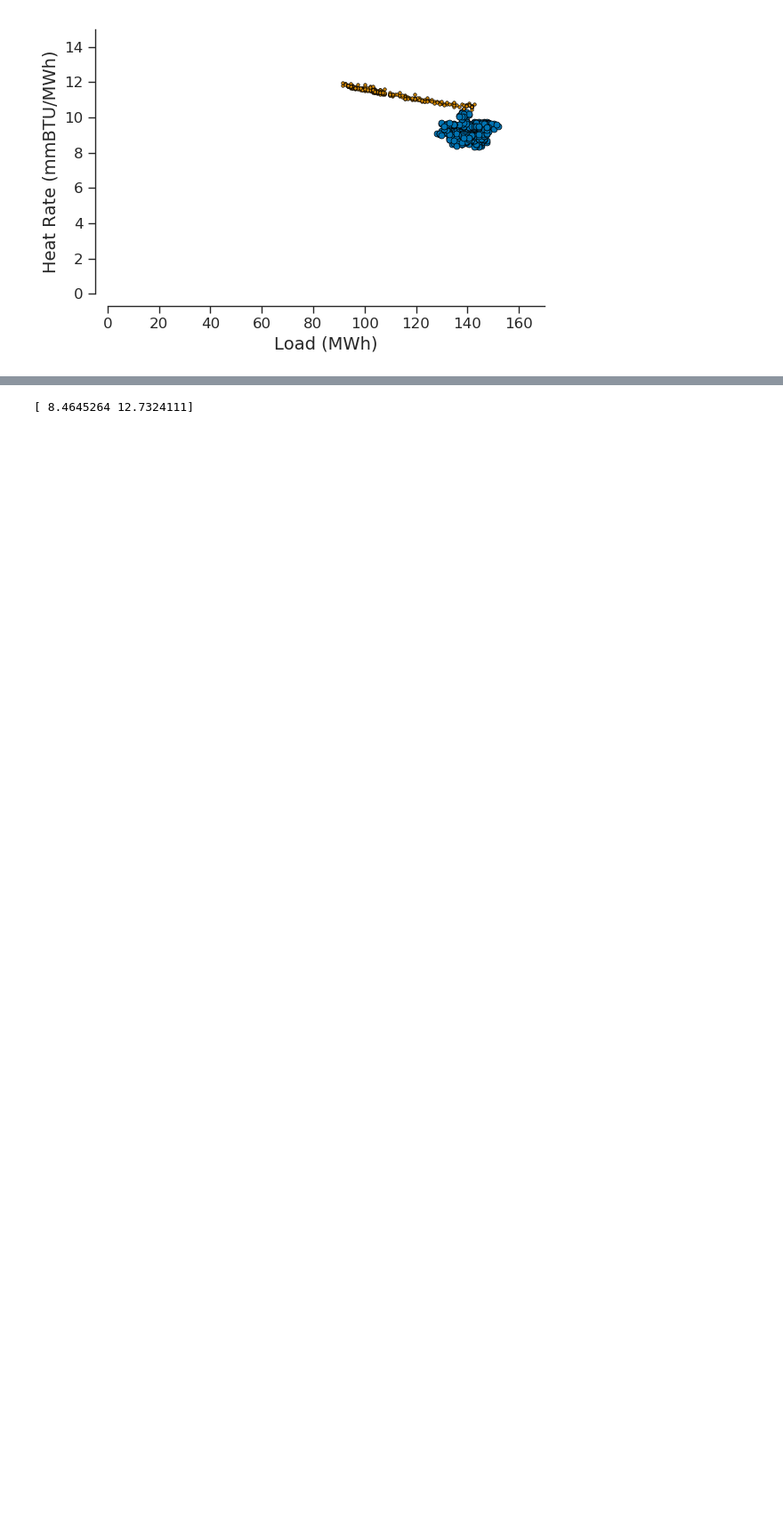
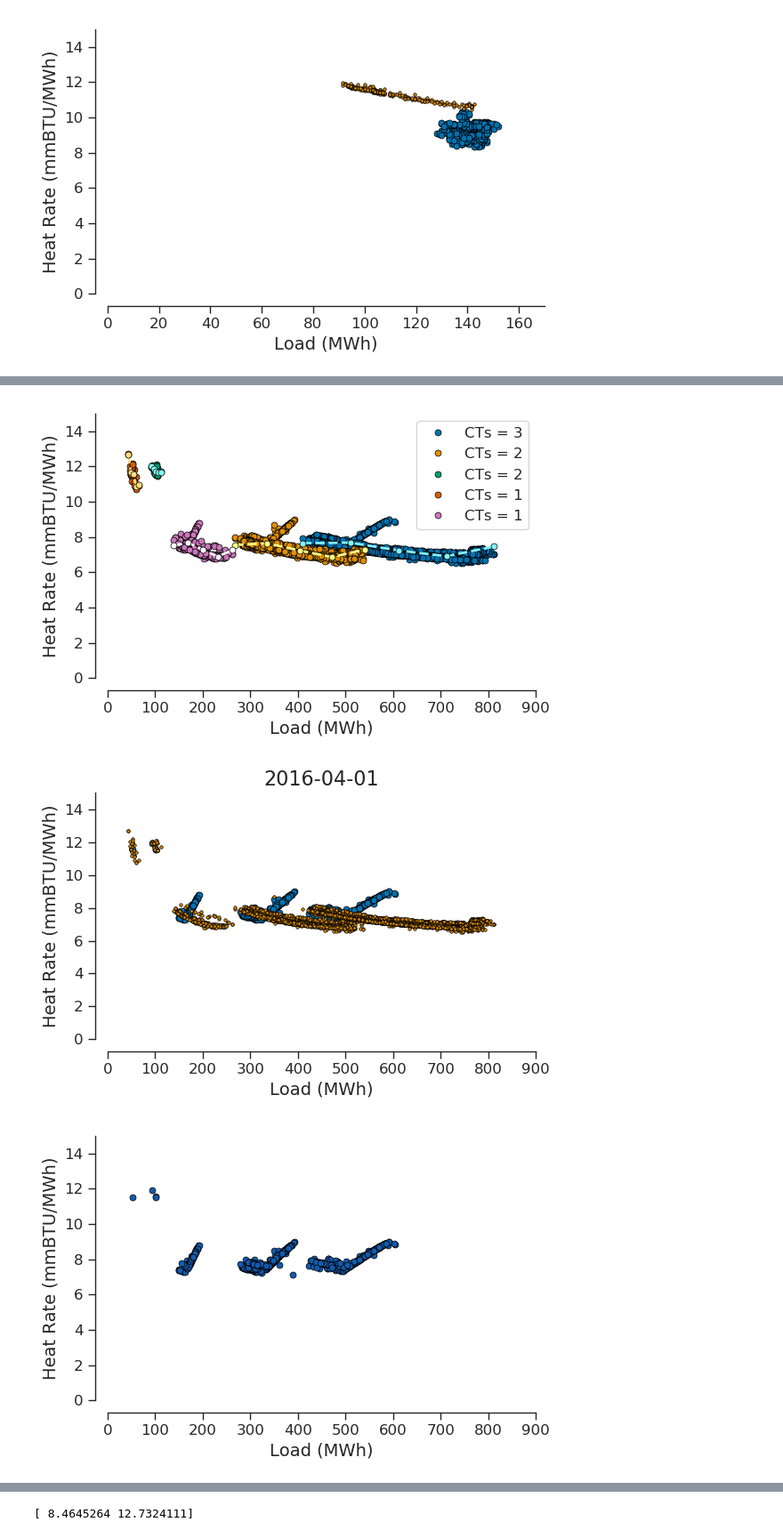
Before and after one commit to NREL/NaTGenPD, a Jupyter notebook: notebooks/CEMS Figures.ipynb, the cells around one changed output, grey strips where cells are left out. Shown at 89% size. Saved outputs shown, nothing was run; the diff lists cells and outputs as text; code cells hidden in the pictures; blank space fills up the shorter version.

```diff
--- a/notebooks/CEMS Figures.ipynb
+++ b/notebooks/CEMS Figures.ipynb
@@ -808,0 +835,64 @@ mplt.line_plot(t1, t2, despine=True,
+# %%
+unit_id = '55137_CC1'
+f_path=None
+filtered_unit = cc_filtered[unit_id]
+pos = filtered_unit['cluster'] >= 0
+clusters = len(filtered_unit.loc[pos, 'cluster'].unique())
+colors = sns.color_palette('colorblind', clusters)
+cluster_units = []
+cluster_fits = []
+legend = []
+for c, cluster_df in filtered_unit.loc[pos].groupby('cluster'):
+    cts = int(cluster_df.iloc[0]['cts'])
+    legend.append('CTs = {}'.format(cts))
+    cluster_units.append(cluster_df[['load', 'heat_rate']].values)
+    colors.append(lighten(colors[c], 0.5))
+    cluster_id = '{}-{}'.format(unit_id, c)
+    cluster_fits.append(get_hr_fit(cc_fits, cluster_id))
+
+plt_data = cluster_units + cluster_fits
+linestyles=('', ) * len(legend) + ('--',) * len(legend)
+mplt.line_plot(*plt_data, despine=True,
+               linestyles=linestyles , markers=('o',),
+               colors=colors,
+               xlabel='Load (MWh)', ylabel='Heat Rate (mmBTU/MWh)',
+               xlim=(0, 900), ylim=(0, 15),
+               legend=legend, legend_loc=0,
+               filename=f_path,
+          )
+
+
+filtered_unit.index = pd.to_datetime(filtered_unit['time'])
+t = '2016-04-01'
+split = pd.to_datetime(t)
+
+pos = filtered_unit['cluster'] >= 0
+final_unit = filtered_unit.loc[pos]
+pos = final_unit.index > split
+t1 = final_unit.loc[~pos, ['load', 'heat_rate']].values
+t2 = final_unit.loc[pos, ['load', 'heat_rate']].values
+
+mplt.line_plot(t1, t2, despine=True,
+               title=t,
+               linestyles=('',), markers=('o', '.'),
+               colors='colorblind',
+               xlabel='Load (MWh)', ylabel='Heat Rate (mmBTU/MWh)',
+               xlim=(0, 900), ylim=(0, 15),
+              )
+
+mplt.line_plot(t1, despine=True,
+               linestyles=('',), markers=('o',),
+               colors=mplt.get_COLORS(('blue',)),
+               xlabel='Load (MWh)', ylabel='Heat Rate (mmBTU/MWh)',
+               xlim=(0, 900), ylim=(0, 15),
+              )
+mplt.line_plot( t2, despine=True,
+               linestyles=('',), markers=('o',),
+               colors=mplt.get_COLORS(('orange',)),
+               xlabel='Load (MWh)', ylabel='Heat Rate (mmBTU/MWh)',
+               xlim=(0, 900), ylim=(0, 15),
+              )
+# %% [output]
+[figure, added]
+[figure, added]
+[figure, added]
```
Also changed, not shown: parts of 6 cells of this notebook, 1 other file.
